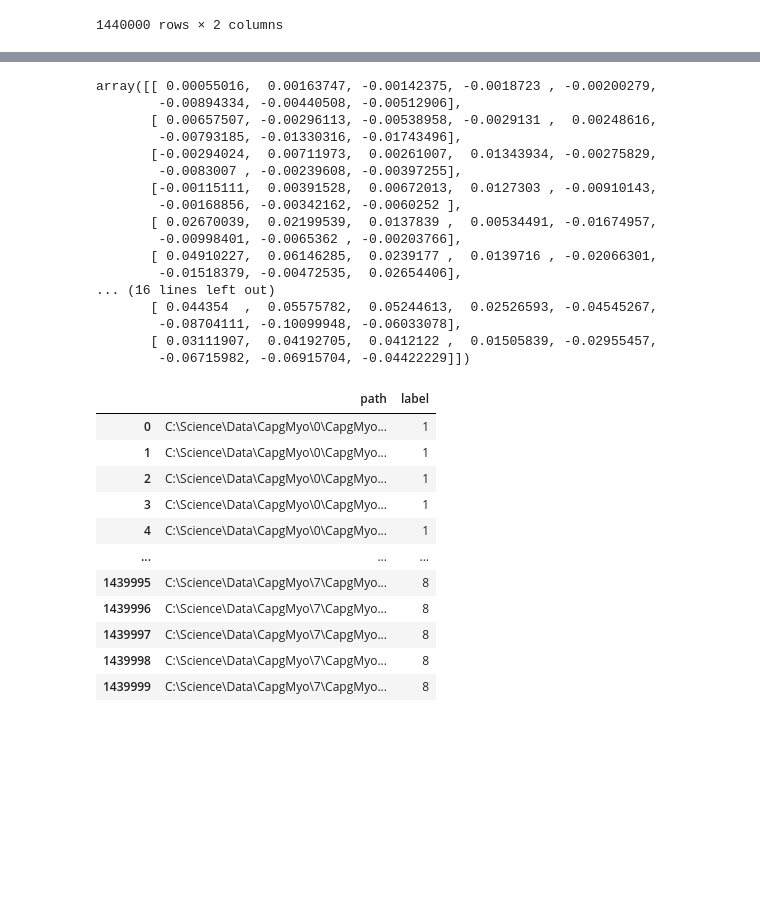
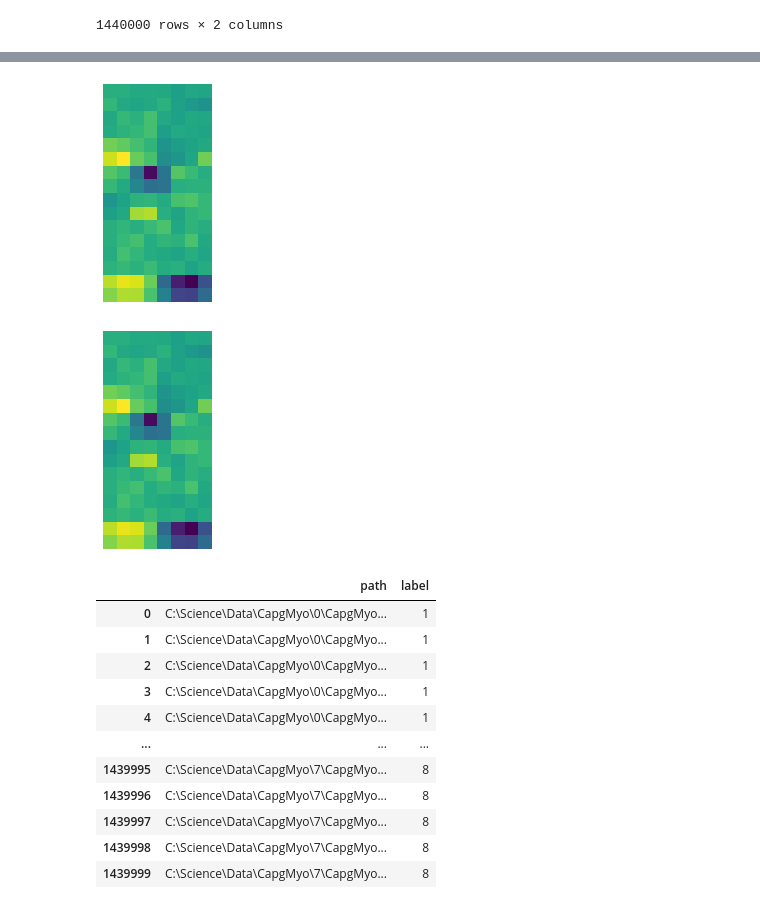
Before and after one commit to Bio-Medical-AI/EMG_Analysis, a Jupyter notebook: notebooks/notebook.ipynb, the cells around one changed output, grey strips where cells are left out. Cells and saved outputs as stored; diff of their text form; code cells hidden in the pictures; blank space fills up the shorter version.

```diff
--- a/notebooks/notebook.ipynb
+++ b/notebooks/notebook.ipynb
@@ -32,23 +63,15 @@ main()
+# %%
+plt.imshow((np.load('C://Science//Data//CapgMyo//3//CapgMyo_607229.npy')+2.5)/5, interpolation='nearest')
+plt.axis('off')
+plt.show()
+# %% [output]
+[figure, added]
 # %%
-np.load('C://Science//Data//CapgMyo//3//CapgMyo_607229.npy')
+plt.imshow(np.load('C://Science//Data//CapgMyo//3//CapgMyo_607229.npy'), interpolation='nearest')
+plt.axis('off')
+plt.show()
 # %% [output]
-array([[ 0.00055016,  0.00163747, -0.00142375, -0.0018723 , -0.00200279,
-        -0.00894334, -0.00440508, -0.00512906],
-       [ 0.00657507, -0.00296113, -0.00538958, -0.0029131 ,  0.00248616,
-        -0.00793185, -0.01330316, -0.01743496],
-       [-0.00294024,  0.00711973,  0.00261007,  0.01343934, -0.00275829,
-        -0.0083007 , -0.00239608, -0.00397255],
-       [-0.00115111,  0.00391528,  0.00672013,  0.0127303 , -0.00910143,
-        -0.00168856, -0.00342162, -0.0060252 ],
-       [ 0.02670039,  0.02199539,  0.0137839 ,  0.00534491, -0.01674957,
-        -0.00998401, -0.0065362 , -0.00203766],
-       [ 0.04910227,  0.06146285,  0.0239177 ,  0.0139716 , -0.02066301,
-        -0.01518379, -0.00472535,  0.02654406],
-... (16 lines left out)
-       [ 0.044354  ,  0.05575782,  0.05244613,  0.02526593, -0.04545267,
-        -0.08704111, -0.10099948, -0.06033078],
-       [ 0.03111907,  0.04192705,  0.0412122 ,  0.01505839, -0.02955457,
-        -0.06715982, -0.06915704, -0.04422229]])
+[figure, added]
 # %%
 CapgMyoDF = pd.read_csv(os.path.join('..', '..', 'Data', 'CapgMyo', 'CapgMyo.csv'))
 CapgMyoDF
```
Also changed, not shown: parts of 5 cells of this notebook, 4 other files.
